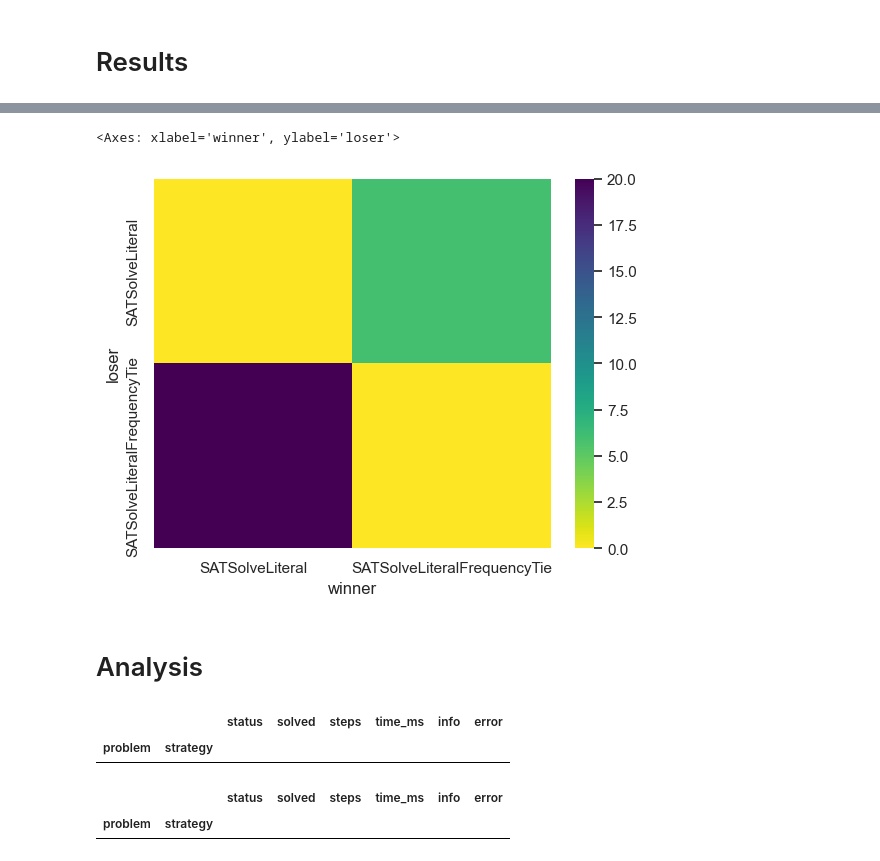
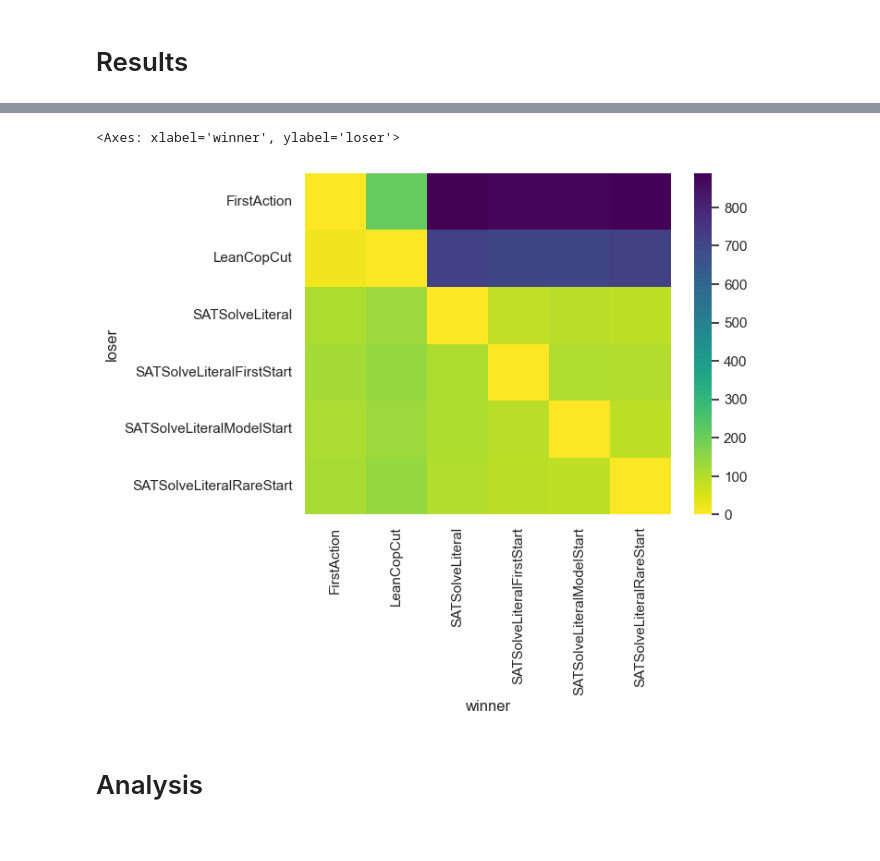
Before and after one commit to mfixman/connections, a Jupyter notebook: jupyter/Analysis_sat.ipynb, the cells around one changed output, grey strips where cells are left out. Saved outputs shown, nothing was run; the diff lists cells and outputs as text; code cells hidden in the pictures.

```diff
--- a/jupyter/Analysis_sat.ipynb
+++ b/jupyter/Analysis_sat.ipynb
@@ -27,10 +27,10 @@ seaborn.set()
 # %%
 data = pandas.concat([
     pandas.read_csv(
-        'results/diagnostics_t_2.csv',
+        'results/tuesday_final.csv',
     ),
-    pandas.read_csv(
-      'results/literal_untie.csv',
-    )
-]).set_index(['problem', 'strategy'])
+    # pandas.read_csv(
+      # 'results/literal_untie.csv',
+    # )
+])
 # %%
@@ -106,24 +136,23 @@ None
 # %%
 merged = pandas.merge(
-    data.reset_index('strategy'),
-    data.reset_index('strategy'),
-    left_index = True,
-    right_index = True,
+    data,
+    data,
+    left_on = 'problem',
+    right_on = 'problem',
     suffixes = ('_left', '_right'),
-).set_index(['strategy_left', 'strategy_right'], append = True)
+)
 
 # merged = merged[merged.strategy_left < merged.strategy_right]
 results = (
     merged
     [~merged.solved_left & merged.solved_right]
-    .reset_index(['strategy_left', 'strategy_right'])
     [['strategy_left', 'strategy_right']]
     .value_counts()
     .unstack(level = 'strategy_right', fill_value = 0)
     .rename_axis(index = 'loser', columns = 'winner')
 )
 
 seaborn.heatmap(results, cmap = 'viridis_r')
 # %% [output]
 <Axes: xlabel='winner', ylabel='loser'>
-[figure, old version]
+[figure, new version]
@@ -152,14 +159,2 @@ tr.index.name = 'problem'
 # %% [markdown]
 # Analysis
-# %%
-diffs = data[data.index.get_level_values('strategy').isin(['SATSolve', 'SATSolveGuided'])]
-diffs = diffs.groupby(level = 'problem').filter(lambda x: x.solved.any() & ~x.solved.all()).sort_index()
-diffs
-# %% [output]
-|  |  | status | solved | steps | time_ms | info | error |
-| problem | strategy |  |  |  |  |  |  |
-# %%
-diffs.groupby(level = 'problem').filter(lambda x: x.xs(level = 'strategy', key = 'SATSolveGuided').solved)
-# %% [output]
-|  |  | status | solved | steps | time_ms | info | error |
-| problem | strategy |  |  |  |  |  |  |
```
Also changed, not shown: parts of 15 cells of this notebook.
